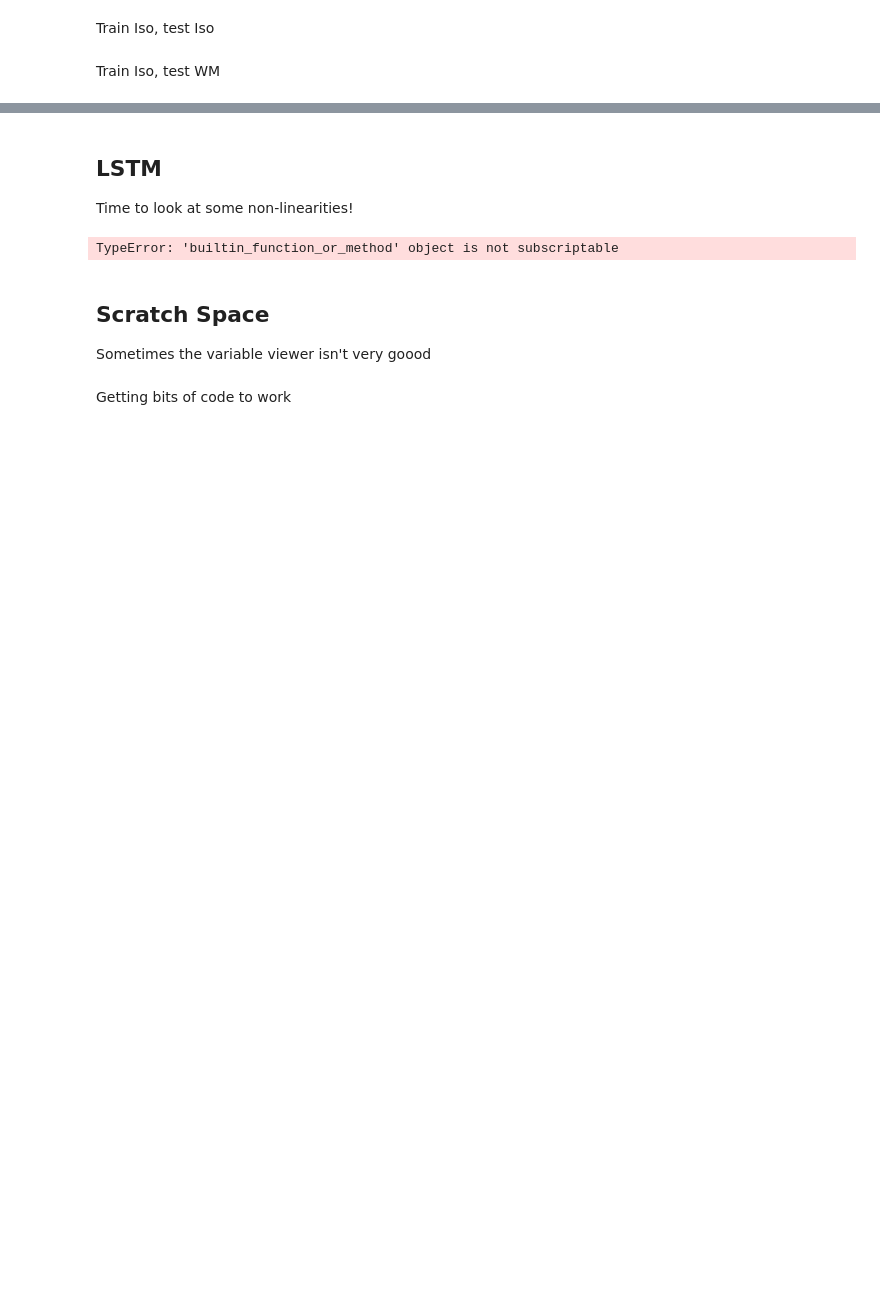
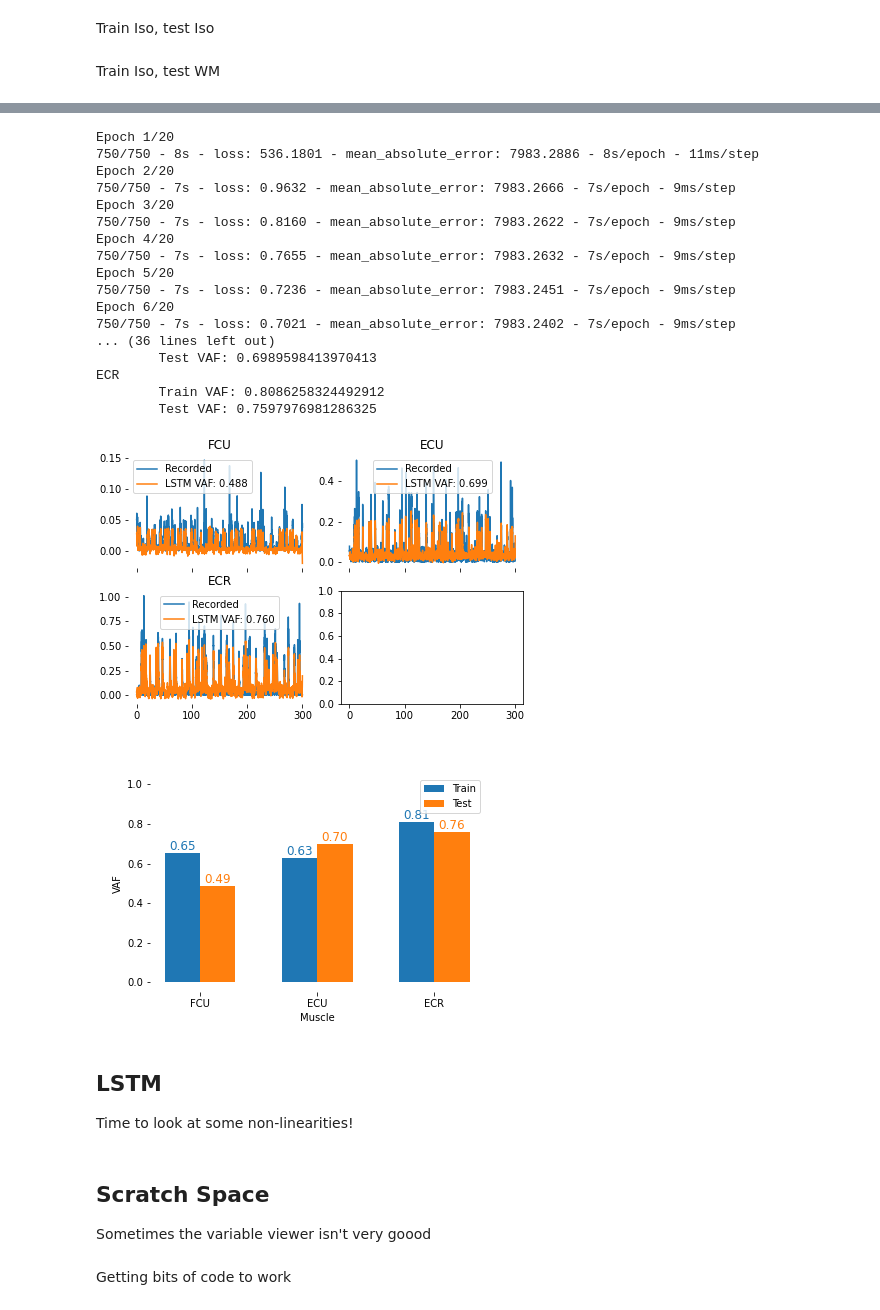
Before and after one commit to limblab/proc-kevin, a Jupyter notebook: LSTM/LSTM_exploration.ipynb, the cells around one changed output, grey strips where cells are left out. Cells and saved outputs as stored; diff of their text form; code cells hidden in the pictures; blank space fills up the shorter version.

```diff
--- a/LSTM/LSTM_exploration.ipynb
+++ b/LSTM/LSTM_exploration.ipynb
@@ -333,0 +694,27 @@ basic_decoder_comparison(train_firing, train_EMG, test_firing, test_EMG, test_ti
+# %%
+_, train_firing_0, train_EMG_0, _, _ = load_josh_mat(data['IsoTrain'])
+_, train_firing_1, train_EMG_1, _, _ = load_josh_mat(data['WmTrain'])
+test_timestamps, test_firing, test_EMG, test_force, test_kin = load_josh_mat(data['IsoTest'])
+
+
+LSTM_across_weighted([train_firing_0, train_firing_1], [train_EMG_0, train_EMG_1], test_firing, test_EMG, test_timestamps)
+# %% [output]
+Epoch 1/20
+750/750 - 8s - loss: 536.1801 - mean_absolute_error: 7983.2886 - 8s/epoch - 11ms/step
+Epoch 2/20
+750/750 - 7s - loss: 0.9632 - mean_absolute_error: 7983.2666 - 7s/epoch - 9ms/step
+Epoch 3/20
+750/750 - 7s - loss: 0.8160 - mean_absolute_error: 7983.2622 - 7s/epoch - 9ms/step
+Epoch 4/20
+750/750 - 7s - loss: 0.7655 - mean_absolute_error: 7983.2632 - 7s/epoch - 9ms/step
+Epoch 5/20
+750/750 - 7s - loss: 0.7236 - mean_absolute_error: 7983.2451 - 7s/epoch - 9ms/step
+Epoch 6/20
+750/750 - 7s - loss: 0.7021 - mean_absolute_error: 7983.2402 - 7s/epoch - 9ms/step
+... (36 lines left out)
+        Test VAF: 0.6989598413970413
+ECR
+        Train VAF: 0.8086258324492912
+        Test VAF: 0.7597976981286325
+[figure, added]
+[figure, added]
@@ -342,11 +736,15 @@ drop_in = 0     # input dropout percentage for LSTM layer
 drop_rec = 0    # recurrent dropout for LSTM
 drop_lay = 0    # dropout layer?
 
-# input hyper params -- reshape input vector
-batch_size = 64 # why not? will test to see training accuracy after
-time_len = train_firing.shape[0]//batch_size # splitting out the batches
+# # input hyper params -- reshape input vector
+# batch_size = 64 # why not? will test to see training accuracy after
+# seq_len = train_firing.shape[0]//batch_size # splitting out the batches
 n_neurons = train_firing.shape[1] # number of neurons
-
-rnn_train = train_firing.iloc[:time_len*batch_size,:].values.reshape[time_len, batch_size, n_neurons]
+n_EMGs = train_EMG.shape[1]
+seq_len = 10
+rnn_train_i = np.zeros((train_firing.shape[0],seq_len, train_firing.shape[1]))
+rnn_test_i = np.zeros((test_firing.shape[0],seq_len, test_firing.shape[1]))
+rnn_train_o = train_EMG.values
+for ii in np.arange(10):
+    rnn_train_i[:,ii,:] = train_firing.shift(-ii, fill_value=0).values
+    rnn_test_i[:,ii,:] = test_firing.shift(-ii, fill_value=0).values
-# %% [output]
-TypeError: 'builtin_function_or_method' object is not subscriptable
```
Also changed, not shown: parts of 33 cells of this notebook.
